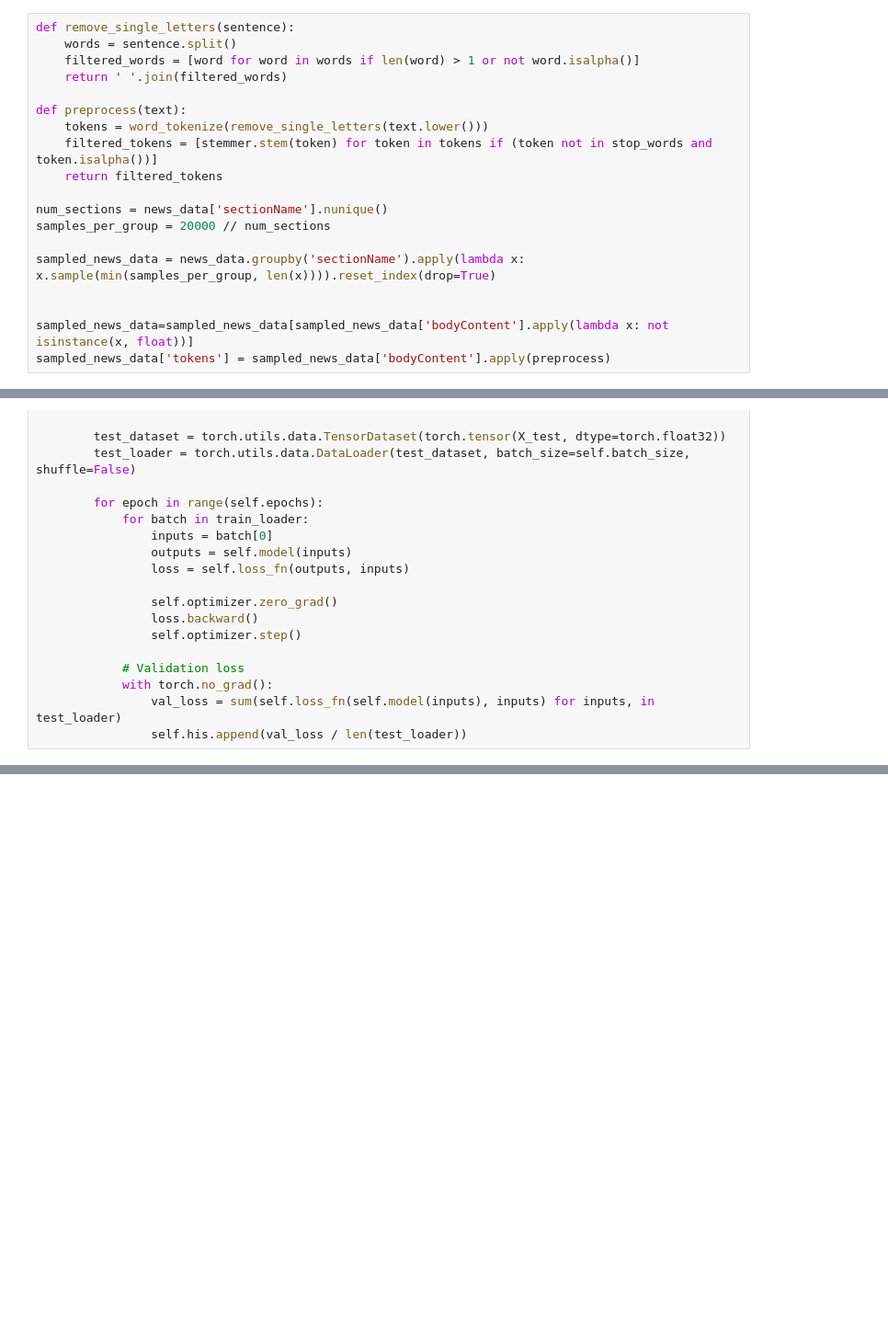
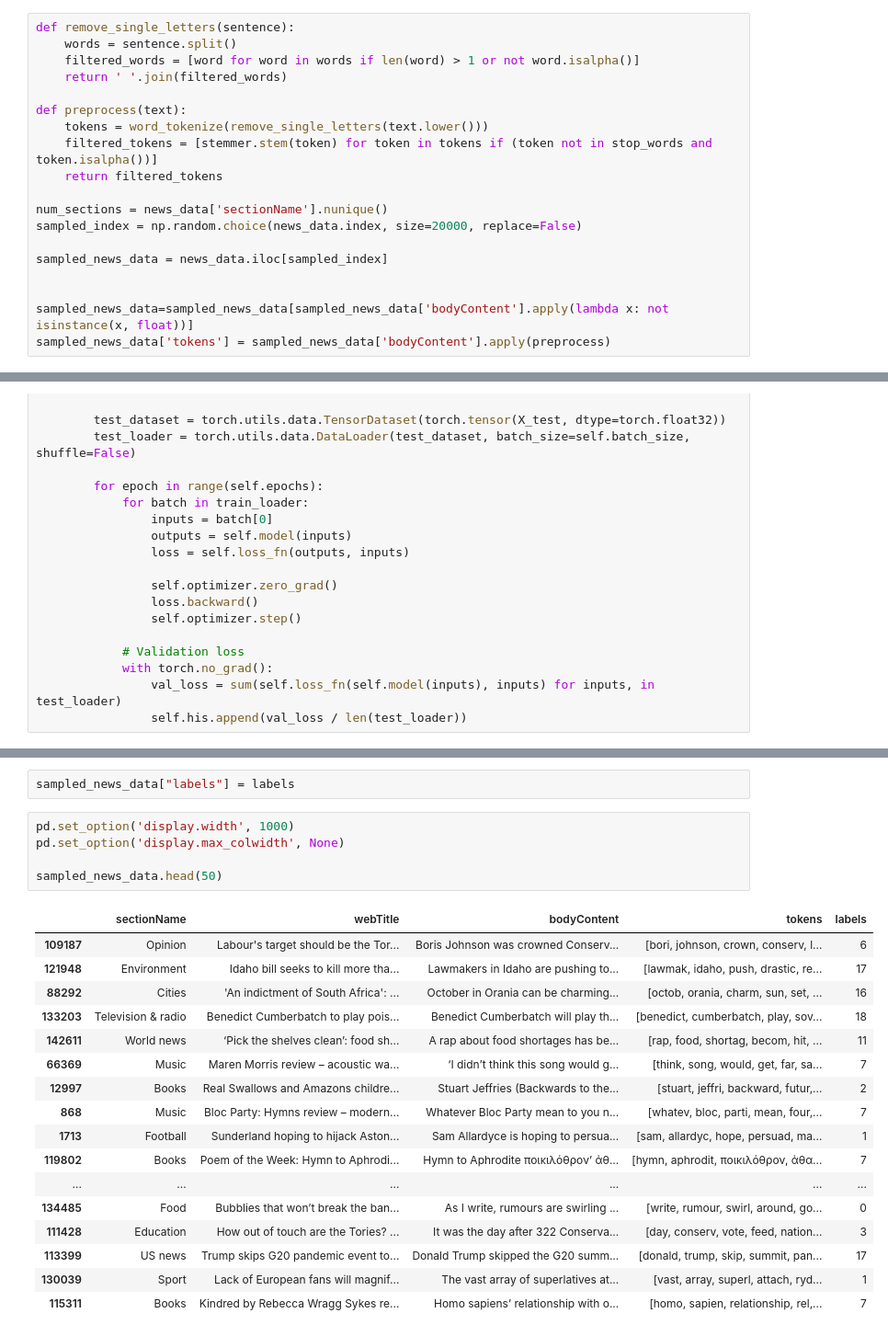
Before and after one commit to Hoseinrajabi1997/Guardian-Topic-Modeling, a Jupyter notebook: Model.ipynb, the cells around one changed output, grey strips where cells are left out. Shown at 92% size. Saved outputs shown, nothing was run; the diff lists cells and outputs as text; blank space fills up the shorter version.

```diff
--- a/Model.ipynb
+++ b/Model.ipynb
@@ -62,9 +66,9 @@ def preprocess(text):
     return filtered_tokens
 
 num_sections = news_data['sectionName'].nunique()
-samples_per_group = 20000 // num_sections
+sampled_index = np.random.choice(news_data.index, size=20000, replace=False)
 
-sampled_news_data = news_data.groupby('sectionName').apply(lambda x: x.sample(min(samples_per_group, len(x)))).reset_index(drop=True)
+sampled_news_data = news_data.iloc[sampled_index]
 
 
 sampled_news_data=sampled_news_data[sampled_news_data['bodyContent'].apply(lambda x: not isinstance(x, float))]
@@ -142,0 +294,25 @@ class Autoencoder:
+# %%
+sampled_news_data["labels"] = labels
+# %%
+pd.set_option('display.width', 1000)
+pd.set_option('display.max_colwidth', None)
+
+sampled_news_data.head(50)
+# %% [output]
+|  | sectionName | webTitle | bodyContent | tokens | labels |
+| 109187 | Opinion | Labour's target should be the Tor... | Boris Johnson was crowned Conserv... | [bori, johnson, crown, conserv, l... | 6 |
+| 121948 | Environment | Idaho bill seeks to kill more tha... | Lawmakers in Idaho are pushing to... | [lawmak, idaho, push, drastic, re... | 17 |
+| 88292 | Cities | 'An indictment of South Africa': ... | October in Orania can be charming... | [octob, orania, charm, sun, set, ... | 16 |
+| 133203 | Television & radio | Benedict Cumberbatch to play pois... | Benedict Cumberbatch will play th... | [benedict, cumberbatch, play, sov... | 18 |
+| 142611 | World news | ‘Pick the shelves clean’: food sh... | A rap about food shortages has be... | [rap, food, shortag, becom, hit, ... | 11 |
+| 66369 | Music | Maren Morris review – acoustic wa... | ‘I didn’t think this song would g... | [think, song, would, get, far, sa... | 7 |
+| 12997 | Books | Real Swallows and Amazons childre... | Stuart Jeffries (Backwards to the... | [stuart, jeffri, backward, futur,... | 2 |
+| 868 | Music | Bloc Party: Hymns review – modern... | Whatever Bloc Party mean to you n... | [whatev, bloc, parti, mean, four,... | 7 |
+| 1713 | Football | Sunderland hoping to hijack Aston... | Sam Allardyce is hoping to persua... | [sam, allardyc, hope, persuad, ma... | 1 |
+| 119802 | Books | Poem of the Week: Hymn to Aphrodi... | Hymn to Aphrodite ποικιλόθρον’ ἀθ... | [hymn, aphrodit, ποικιλόθρον, ἀθα... | 7 |
+| ... | ... | ... | ... | ... | ... |
+| 134485 | Food | Bubblies that won’t break the ban... | As I write, rumours are swirling ... | [write, rumour, swirl, around, go... | 0 |
+| 111428 | Education | How out of touch are the Tories? ... | It was the day after 322 Conserva... | [day, conserv, vote, feed, nation... | 3 |
+| 113399 | US news | Trump skips G20 pandemic event to... | Donald Trump skipped the G20 summ... | [donald, trump, skip, summit, pan... | 17 |
+| 130039 | Sport | Lack of European fans will magnif... | The vast array of superlatives at... | [vast, array, superl, attach, ryd... | 1 |
+| 115311 | Books | Kindred by Rebecca Wragg Sykes re... | Homo sapiens’ relationship with o... | [homo, sapien, relationship, rel,... | 7 |
```
Also changed, not shown: parts of 5 cells of this notebook.
